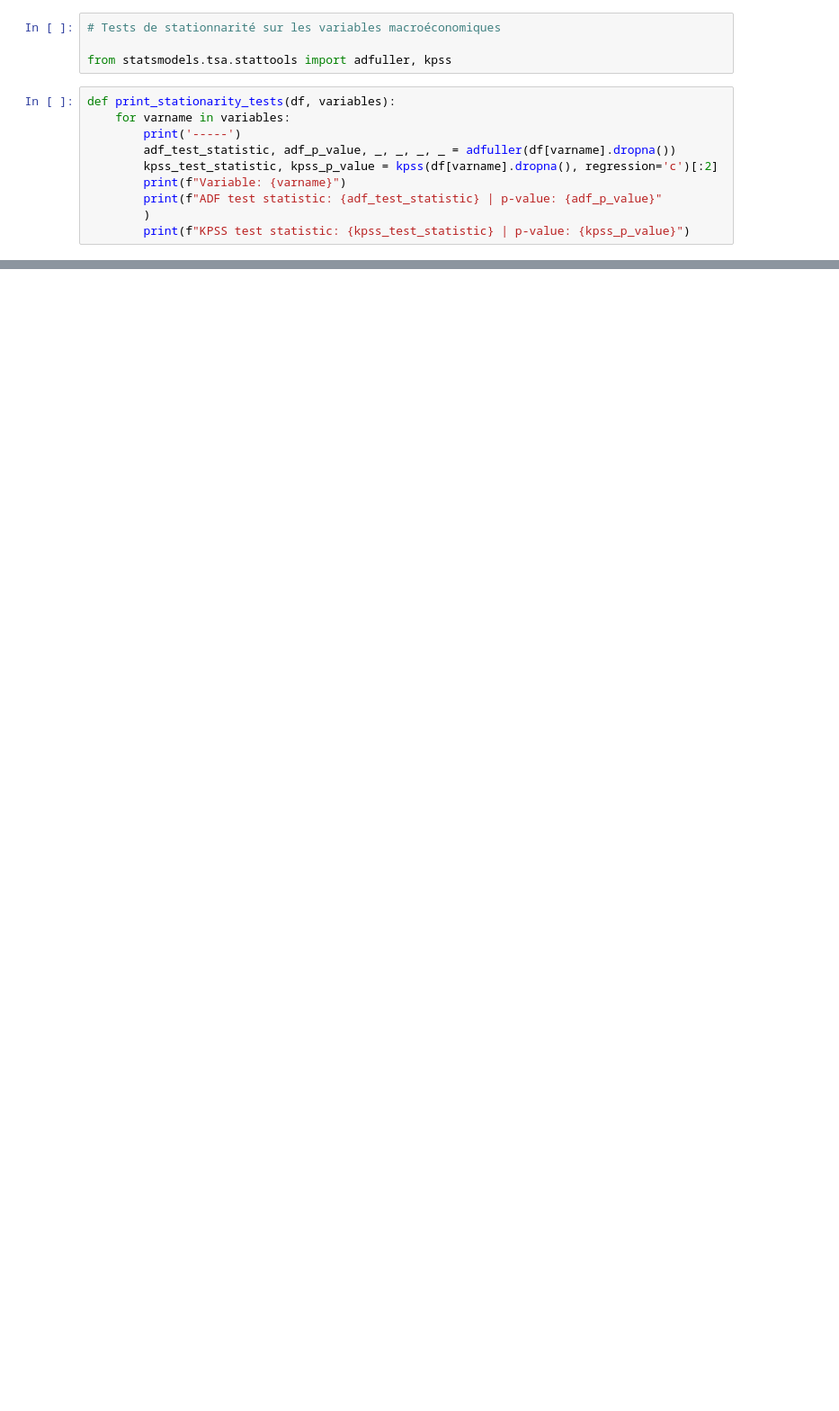
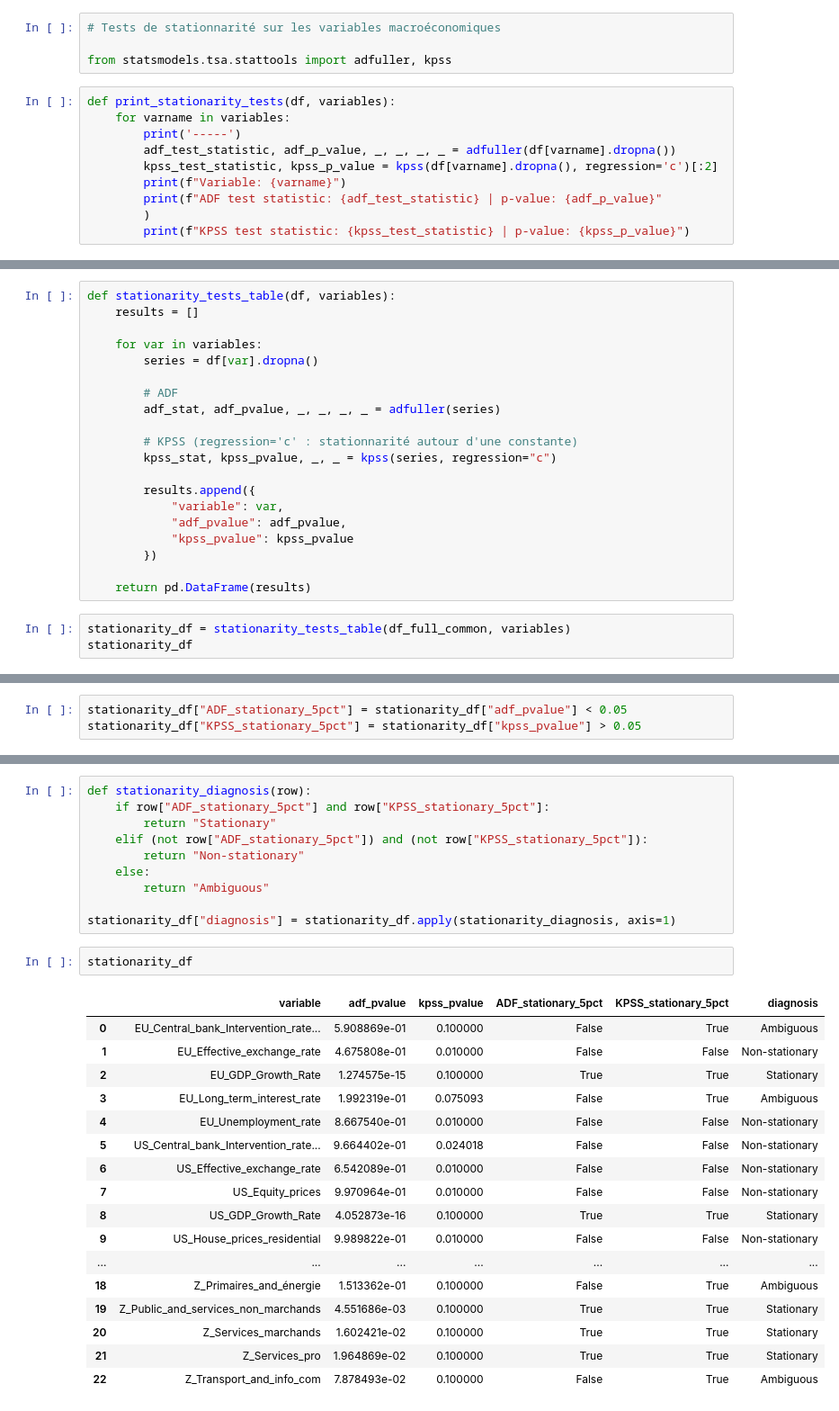
Before and after one commit to Celeste2405/PFE, a Jupyter notebook: model_averaging.ipynb, the cells around one changed output, grey strips where cells are left out. Shown at 90% size. Drawn from its saved outputs; the diff is of its cells as text; blank space fills up the shorter version.

```diff
--- a/model_averaging.ipynb
+++ b/model_averaging.ipynb
@@ -244,0 +267,23 @@ look-up table. The actual p-value is greater than the p-value returned.
+# %%
+def stationarity_tests_table(df, variables):
+    results = []
+
+    for var in variables:
+        series = df[var].dropna()
+
+        # ADF
+        adf_stat, adf_pvalue, _, _, _, _ = adfuller(series)
+
+        # KPSS (regression='c' : stationnarité autour d'une constante)
+        kpss_stat, kpss_pvalue, _, _ = kpss(series, regression="c")
+
+        results.append({
+            "variable": var,
+            "adf_pvalue": adf_pvalue,
+            "kpss_pvalue": kpss_pvalue
+        })
+
+    return pd.DataFrame(results)
+# %%
+stationarity_df = stationarity_tests_table(df_full_common, variables)
+stationarity_df
@@ -244,0 +325,3 @@ look-up table. The actual p-value is greater than the p-value returned.
+# %%
+stationarity_df["ADF_stationary_5pct"] = stationarity_df["adf_pvalue"] < 0.05
+stationarity_df["KPSS_stationary_5pct"] = stationarity_df["kpss_pvalue"] > 0.05
@@ -244,0 +348,30 @@ look-up table. The actual p-value is greater than the p-value returned.
+# %%
+def stationarity_diagnosis(row):
+    if row["ADF_stationary_5pct"] and row["KPSS_stationary_5pct"]:
+        return "Stationary"
+    elif (not row["ADF_stationary_5pct"]) and (not row["KPSS_stationary_5pct"]):
+        return "Non-stationary"
+    else:
+        return "Ambiguous"
+
+stationarity_df["diagnosis"] = stationarity_df.apply(stationarity_diagnosis, axis=1)
+# %%
+stationarity_df
+# %% [output]
+|  | variable | adf_pvalue | kpss_pvalue | ADF_stationary_5pct | KPSS_stationary_5pct | diagnosis |
+| 0 | EU_Central_bank_Intervention_rate... | 5.908869e-01 | 0.100000 | False | True | Ambiguous |
+| 1 | EU_Effective_exchange_rate | 4.675808e-01 | 0.010000 | False | False | Non-stationary |
+| 2 | EU_GDP_Growth_Rate | 1.274575e-15 | 0.100000 | True | True | Stationary |
+| 3 | EU_Long_term_interest_rate | 1.992319e-01 | 0.075093 | False | True | Ambiguous |
+| 4 | EU_Unemployment_rate | 8.667540e-01 | 0.010000 | False | False | Non-stationary |
+| 5 | US_Central_bank_Intervention_rate... | 9.664402e-01 | 0.024018 | False | False | Non-stationary |
+| 6 | US_Effective_exchange_rate | 6.542089e-01 | 0.010000 | False | False | Non-stationary |
+| 7 | US_Equity_prices | 9.970964e-01 | 0.010000 | False | False | Non-stationary |
+| 8 | US_GDP_Growth_Rate | 4.052873e-16 | 0.100000 | True | True | Stationary |
+| 9 | US_House_prices_residential | 9.989822e-01 | 0.010000 | False | False | Non-stationary |
+| ... | ... | ... | ... | ... | ... | ... |
+| 18 | Z_Primaires_and_énergie | 1.513362e-01 | 0.100000 | False | True | Ambiguous |
+| 19 | Z_Public_and_services_non_marchands | 4.551686e-03 | 0.100000 | True | True | Stationary |
+| 20 | Z_Services_marchands | 1.602421e-02 | 0.100000 | True | True | Stationary |
+| 21 | Z_Services_pro | 1.964869e-02 | 0.100000 | True | True | Stationary |
+| 22 | Z_Transport_and_info_com | 7.878493e-02 | 0.100000 | False | True | Ambiguous |
```
Also changed, not shown: parts of 9 cells of this notebook.
